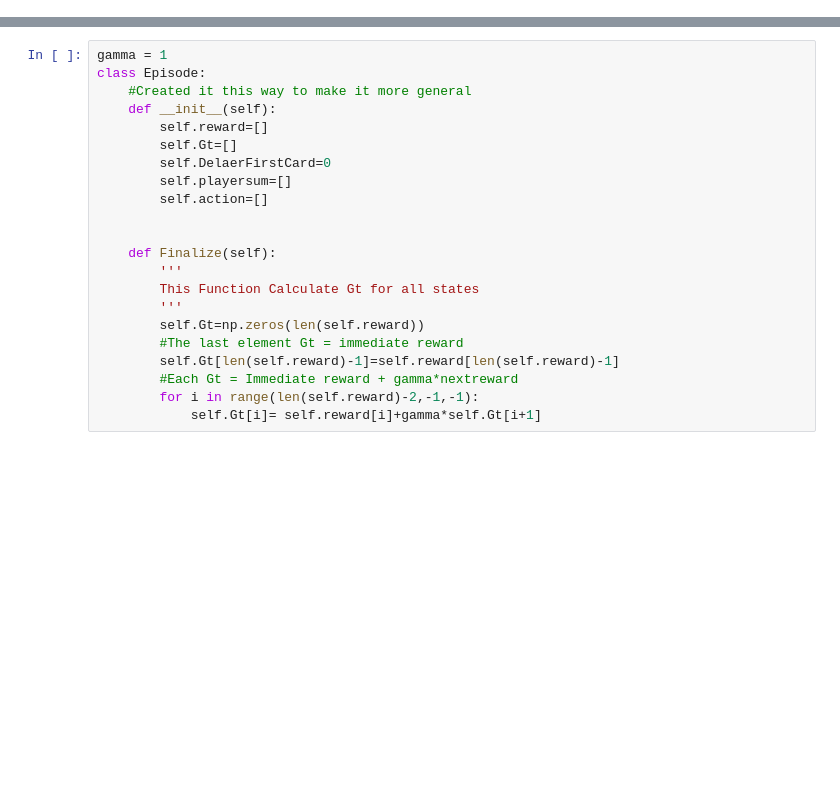
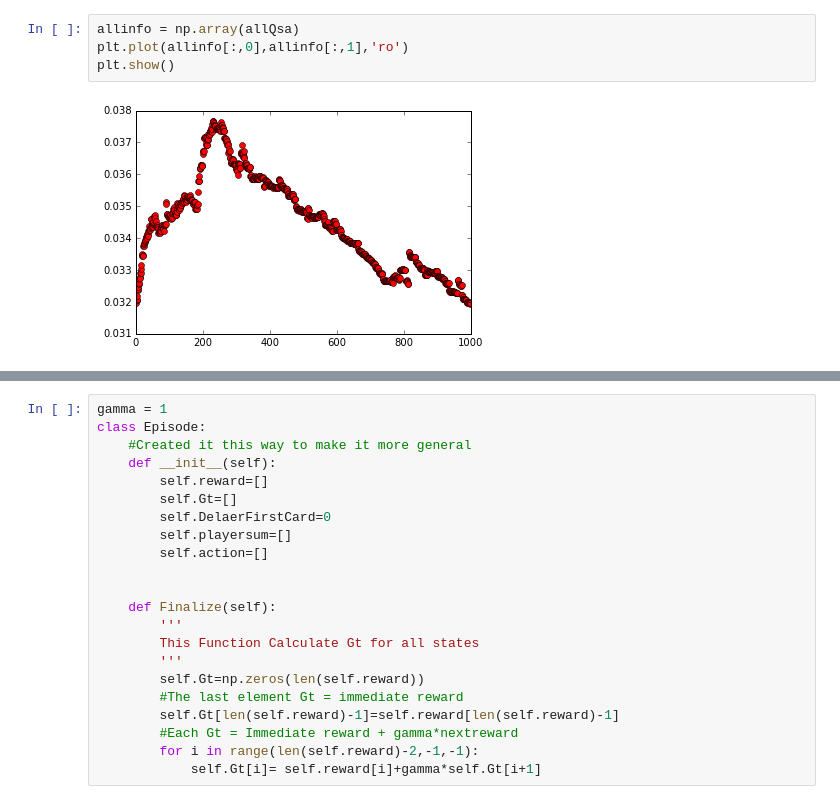
Before and after one commit to aqeel13932/RL-ML, a Jupyter notebook: hw4-sarsa/Environment.ipynb, the cells around one changed output, grey strips where cells are left out. Drawn from its saved outputs; the diff is of its cells as text; blank space fills up the shorter version.

```diff
--- a/hw4-sarsa/Environment.ipynb
+++ b/hw4-sarsa/Environment.ipynb
@@ -130,0 +248,6 @@ def CheckReward(s):
+# %%
+allinfo = np.array(allQsa)
+plt.plot(allinfo[:,0],allinfo[:,1],'ro')
+plt.show()
+# %% [output]
+[figure, added]
```
Also changed, not shown: parts of 17 cells of this notebook.
